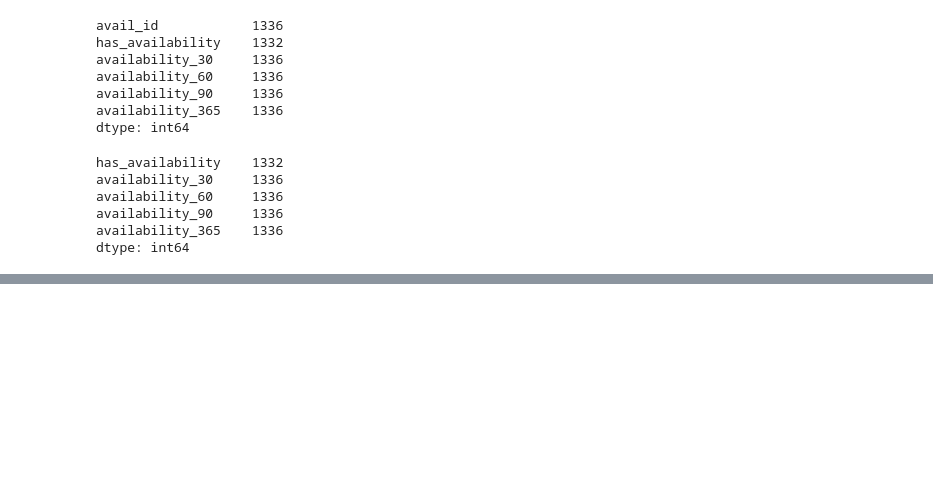
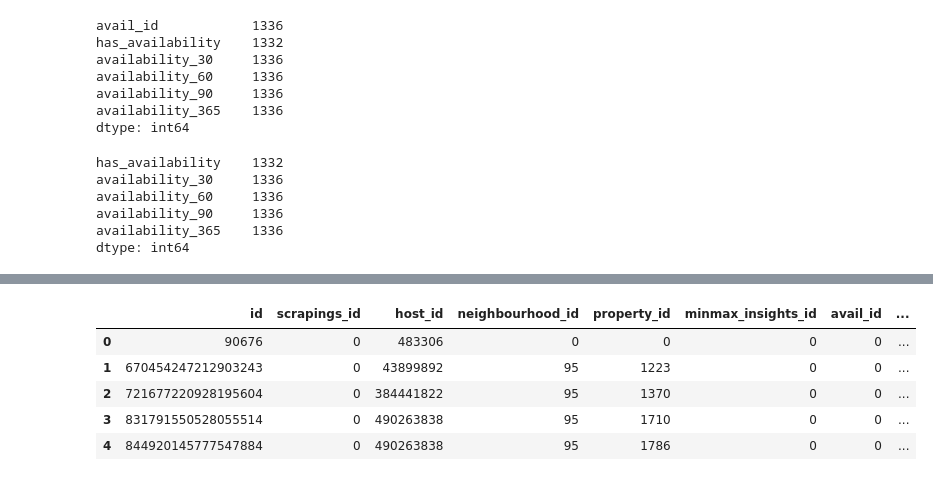
Before and after one commit to Nishal3/airbnb-warehousing, a Jupyter notebook: testing.ipynb, the cells around one changed output, grey strips where cells are left out. Drawn from its saved outputs; the diff is of its cells as text; code cells hidden in the pictures; blank space fills up the shorter version.

```diff
--- a/testing.ipynb
+++ b/testing.ipynb
@@ -252,10 +252,13 @@ neighbourhood_df = listings[
 # %% [markdown]
 #### Fixing Spelling Error and Assigning ID
 # %%
-# Fixing Typo
+# Fixing Typo, and also fixing it for the listings df as well, it poses errors later when we merge
 neighbourhood_df["neighbourhood_overview"] = neighbourhood_df["neighborhood_overview"]
 neighbourhood_df.drop("neighborhood_overview", axis=1, inplace=True)
 
+listings["neighbourhood_overview"] = listings["neighborhood_overview"]
+listings.drop("neighborhood_overview", axis=1, inplace=True)
+
 # Assigning ID
 neighbourhood_df["neighbourhood_id"] = neighbourhood_df.index
 # %%
@@ -549,0 +676,9 @@ dtype: int64
+# %%
+final_df.head()
+# %% [output]
+|  | id | scrapings_id | host_id | neighbourhood_id | property_id | minmax_insights_id | avail_id | ... |
+| 0 | 90676 | 0 | 483306 | 0 | 0 | 0 | 0 | ... |
+| 1 | 670454247212903243 | 0 | 43899892 | 95 | 1223 | 0 | 0 | ... |
+| 2 | 721677220928195604 | 0 | 384441822 | 95 | 1370 | 0 | 0 | ... |
+| 3 | 831791550528055514 | 0 | 490263838 | 95 | 1710 | 0 | 0 | ... |
+| 4 | 844920145777547884 | 0 | 490263838 | 95 | 1786 | 0 | 0 | ... |
```
Also changed, not shown: parts of 10 cells of this notebook.
